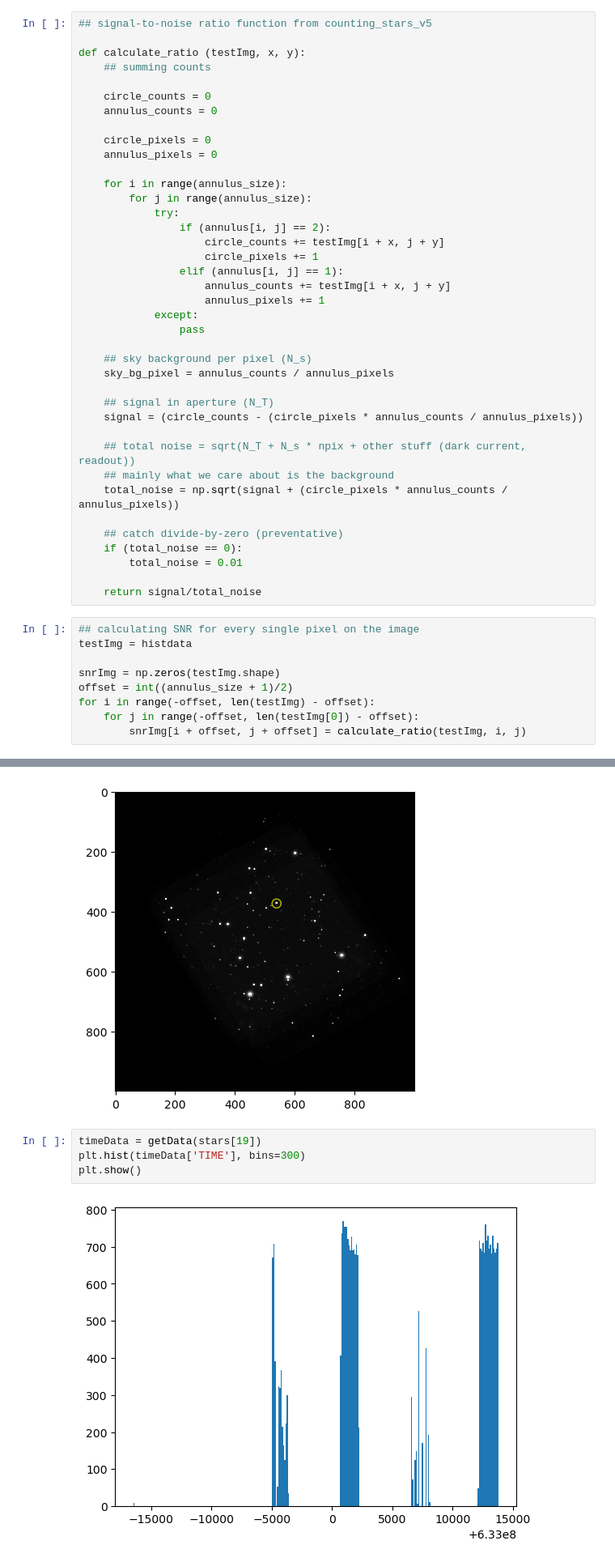
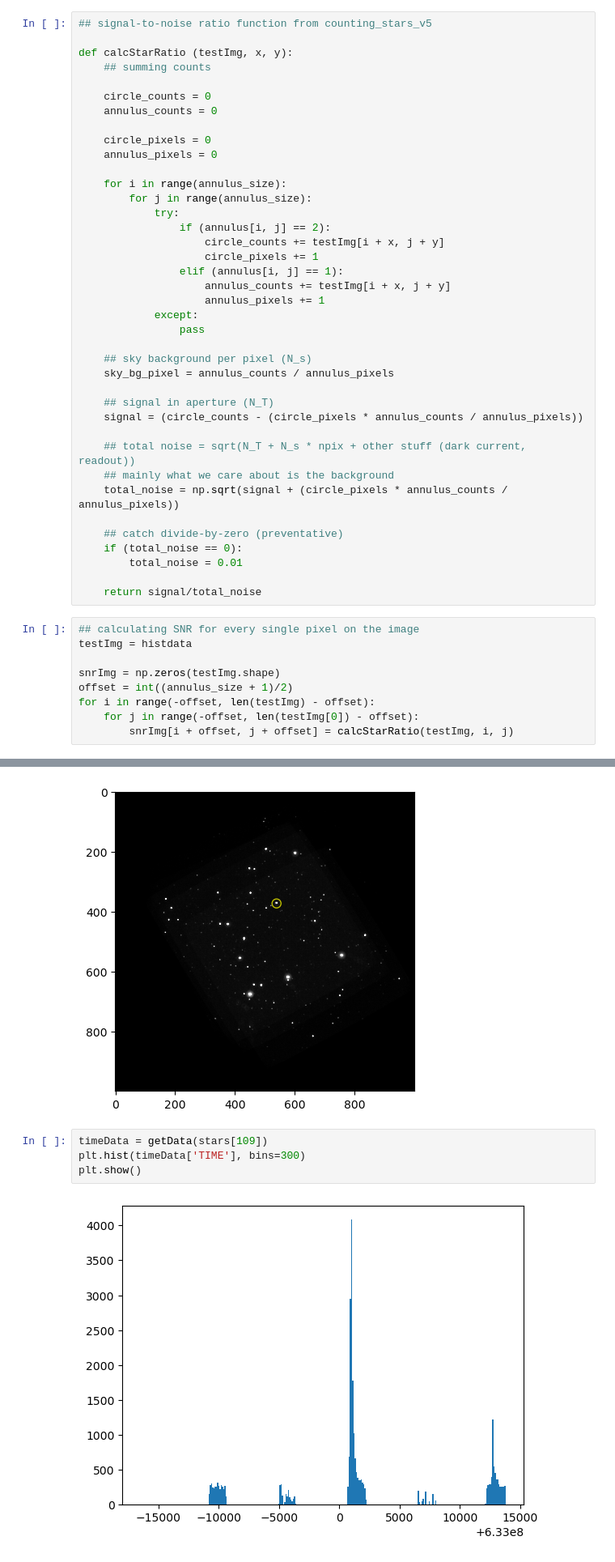
Before and after one commit to saphiooo/counting_stars, a Jupyter notebook: swift_uvot_events.ipynb, the cells around one changed output, grey strips where cells are left out. Shown at 81% size. Drawn from its saved outputs; the diff is of its cells as text.

```diff
--- a/swift_uvot_events.ipynb
+++ b/swift_uvot_events.ipynb
@@ -195,7 +201,7 @@ plt.show()
 # %%
 ## signal-to-noise ratio function from counting_stars_v5
 
-def calculate_ratio (testImg, x, y):
+def calcStarRatio (testImg, x, y):
     ## summing counts
 
     circle_counts = 0
@@ -239,7 +245,7 @@ snrImg = np.zeros(testImg.shape)
 offset = int((annulus_size + 1)/2)
 for i in range(-offset, len(testImg) - offset):
     for j in range(-offset, len(testImg[0]) - offset):
-        snrImg[i + offset, j + offset] = calculate_ratio(testImg, i, j)
+        snrImg[i + offset, j + offset] = calcStarRatio(testImg, i, j)
 # %%
 ## set a basic threshold for the SNR
 threshold = 5
@@ -811,11 +828,11 @@ starList.displayStar(109, mode='whole')
 373 539
 [figure]
 # %%
-timeData = getData(stars[19])
+timeData = getData(stars[109])
 plt.hist(timeData['TIME'], bins=300)
 plt.show()
 # %% [output]
-[figure, old version]
+[figure, new version]
 # %%
 starData = binStarData(timeData['TIME'])
 # %%
```
Also changed, not shown: parts of 20 cells of this notebook.
